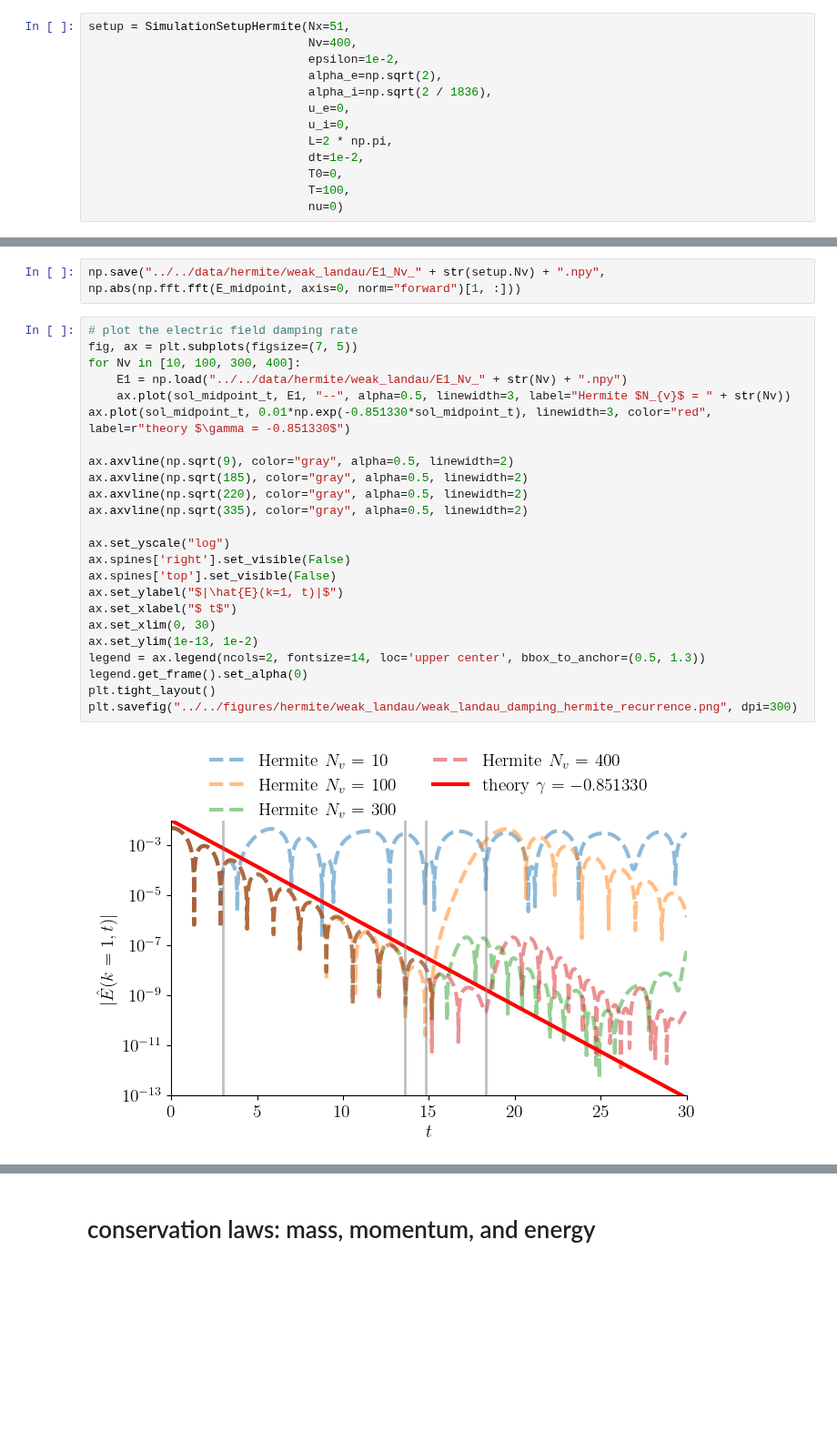
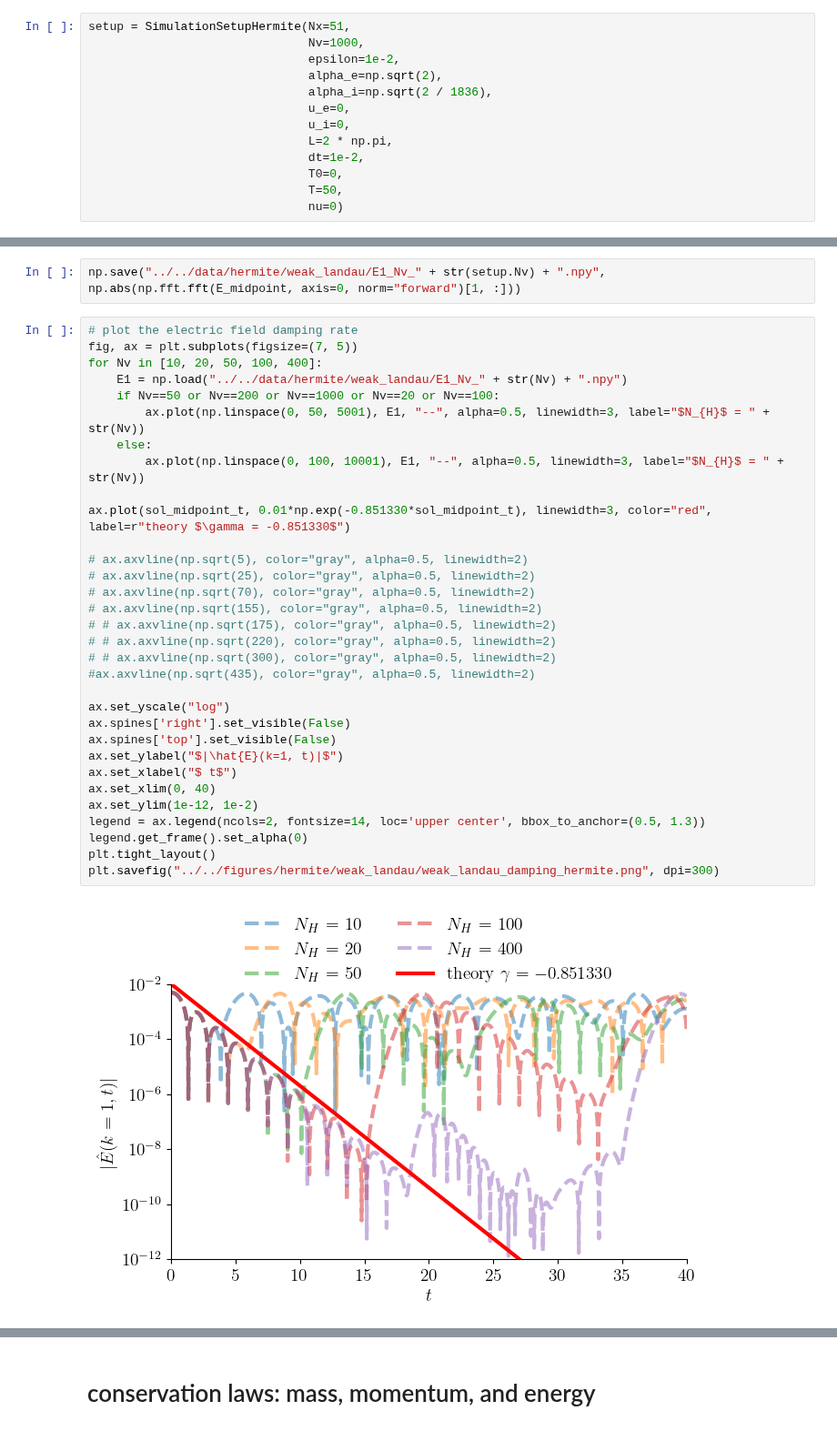
Before and after one commit to opaliss/mixed_methods, a Jupyter notebook: analysis/hermite/weak_landau_damping_hermite.ipynb, the cells around one changed output, grey strips where cells are left out. Shown at 91% size. Cells and saved outputs as stored; diff of their text form; blank space fills up the shorter version.

```diff
--- a/analysis/hermite/weak_landau_damping_hermite.ipynb
+++ b/analysis/hermite/weak_landau_damping_hermite.ipynb
@@ -25,7 +25,7 @@ matplotlib.rcParams['text.usetex'] = True
 # Hermite weak Landau damping
 # %%
 setup = SimulationSetupHermite(Nx=51,
-                               Nv=400,
+                               Nv=1000,
                                epsilon=1e-2,
                                alpha_e=np.sqrt(2),
                                alpha_i=np.sqrt(2 / 1836),
@@ -34,7 +34,7 @@ setup = SimulationSetupHermite(Nx=51,
                                L=2 * np.pi,
                                dt=1e-2,
                                T0=0,
-                               T=100,
+                               T=50,
                                nu=0)
 # %%
 # ions (unperturbed)
@@ -120,26 +120,34 @@ np.save("../../data/hermite/weak_landau/E1_Nv_" + str(setup.Nv) + ".npy", np.abs
 # %%
 # plot the electric field damping rate
 fig, ax = plt.subplots(figsize=(7, 5))
-for Nv in [10, 100, 300, 400]:
+for Nv in [10, 20, 50, 100, 400]:
     E1 = np.load("../../data/hermite/weak_landau/E1_Nv_" + str(Nv) + ".npy")
-    ax.plot(sol_midpoint_t, E1, "--", alpha=0.5, linewidth=3, label="Hermite $N_{v}$ = " + str(Nv))
+    if Nv==50 or Nv==200 or Nv==1000 or Nv==20 or Nv==100:
+        ax.plot(np.linspace(0, 50, 5001), E1, "--", alpha=0.5, linewidth=3, label="$N_{H}$ = " + str(Nv))
+    else:
+        ax.plot(np.linspace(0, 100, 10001), E1, "--", alpha=0.5, linewidth=3, label="$N_{H}$ = " + str(Nv))
+
 ax.plot(sol_midpoint_t, 0.01*np.exp(-0.851330*sol_midpoint_t), linewidth=3, color="red", label=r"theory $\gamma = -0.851330$")
 
-ax.axvline(np.sqrt(9), color="gray", alpha=0.5, linewidth=2)
-ax.axvline(np.sqrt(185), color="gray", alpha=0.5, linewidth=2)
-ax.axvline(np.sqrt(220), color="gray", alpha=0.5, linewidth=2)
-ax.axvline(np.sqrt(335), color="gray", alpha=0.5, linewidth=2)
+# ax.axvline(np.sqrt(5), color="gray", alpha=0.5, linewidth=2)
+# ax.axvline(np.sqrt(25), color="gray", alpha=0.5, linewidth=2)
+# ax.axvline(np.sqrt(70), color="gray", alpha=0.5, linewidth=2)
+# ax.axvline(np.sqrt(155), color="gray", alpha=0.5, linewidth=2)
+# # ax.axvline(np.sqrt(175), color="gray", alpha=0.5, linewidth=2)
+# # ax.axvline(np.sqrt(220), color="gray", alpha=0.5, linewidth=2)
+# # ax.axvline(np.sqrt(300), color="gray", alpha=0.5, linewidth=2)
+#ax.axvline(np.sqrt(435), color="gray", alpha=0.5, linewidth=2)
 
 ax.set_yscale("log")
 ax.spines['right'].set_visible(False)
 ax.spines['top'].set_visible(False)
 ax.set_ylabel("$|\hat{E}(k=1, t)|$")
 ax.set_xlabel("$ t$")
-ax.set_xlim(0, 30)
-ax.set_ylim(1e-13, 1e-2)
+ax.set_xlim(0, 40)
+ax.set_ylim(1e-12, 1e-2)
 legend = ax.legend(ncols=2, fontsize=14, loc='upper center', bbox_to_anchor=(0.5, 1.3))
 legend.get_frame().set_alpha(0)
 plt.tight_layout()
-plt.savefig("../../figures/hermite/weak_landau/weak_landau_damping_hermite_recurrence.png", dpi=300)
+plt.savefig("../../figures/hermite/weak_landau/weak_landau_damping_hermite.png", dpi=300)
 # %% [output]
-[figure, old version]
+[figure, new version]
```
Also changed, not shown: parts of 6 cells of this notebook, 8 other files.
